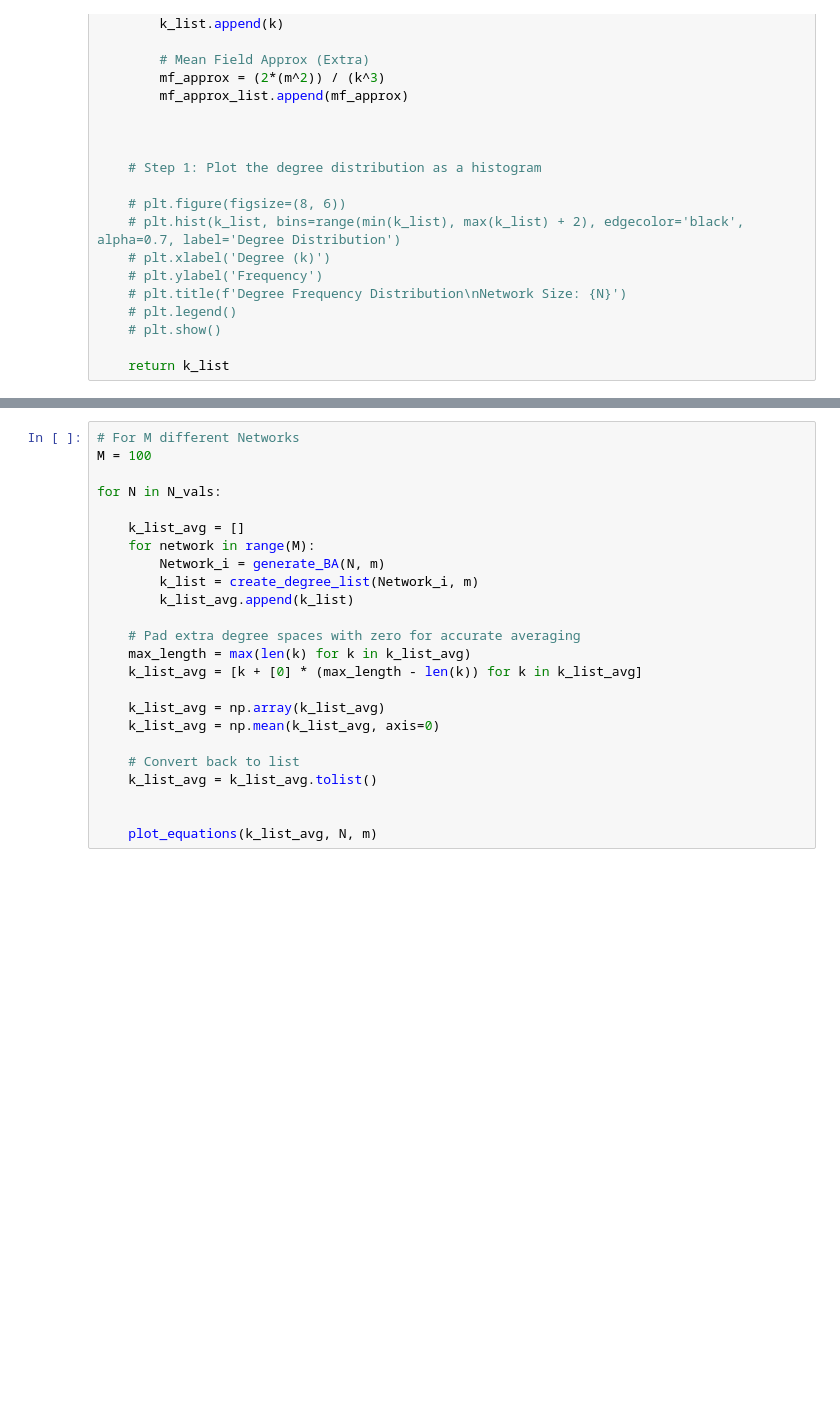
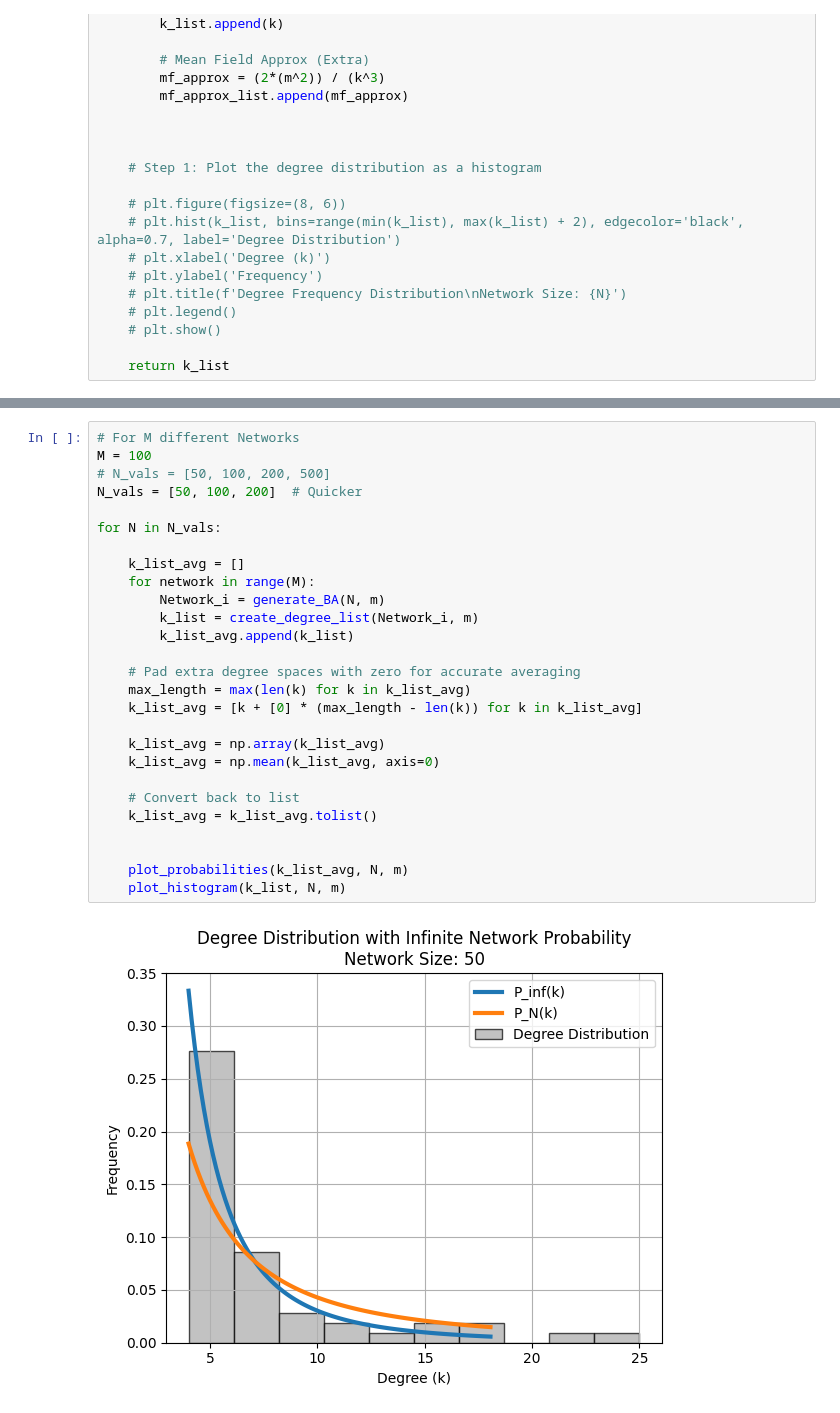
Before and after one commit to CherryWookie/Critical-Phenomena-and-Complexity, a Jupyter notebook: appliedhw/ba_final.ipynb, the cells around one changed output, grey strips where cells are left out. Saved outputs shown, nothing was run; the diff lists cells and outputs as text; blank space fills up the shorter version.

```diff
--- a/appliedhw/ba_final.ipynb
+++ b/appliedhw/ba_final.ipynb
@@ -198,24 +342,29 @@ For M different Networks, averaged and then normalized:
 # %%
 # For M different Networks
 M = 100
+# N_vals = [50, 100, 200, 500]
+N_vals = [50, 100, 200]  # Quicker
 
 for N in N_vals:
 
     k_list_avg = []
     for network in range(M):
         Network_i = generate_BA(N, m)
         k_list = create_degree_list(Network_i, m)
         k_list_avg.append(k_list)
 
     # Pad extra degree spaces with zero for accurate averaging
     max_length = max(len(k) for k in k_list_avg)
     k_list_avg = [k + [0] * (max_length - len(k)) for k in k_list_avg]
 
     k_list_avg = np.array(k_list_avg)
     k_list_avg = np.mean(k_list_avg, axis=0)
 
     # Convert back to list
     k_list_avg = k_list_avg.tolist()
 
 
-    plot_equations(k_list_avg, N, m)
+    plot_probabilities(k_list_avg, N, m)
+    plot_histogram(k_list, N, m)
+# %% [output]
+[figure, added]
```
Also changed, not shown: parts of 31 cells of this notebook, 3 other files.
